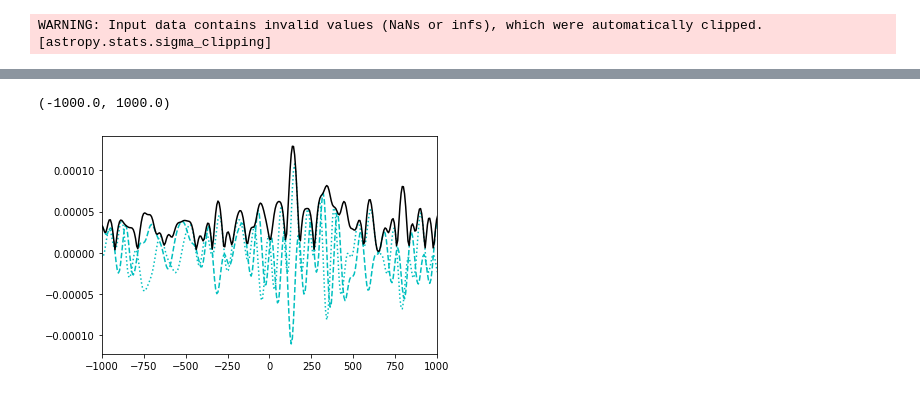
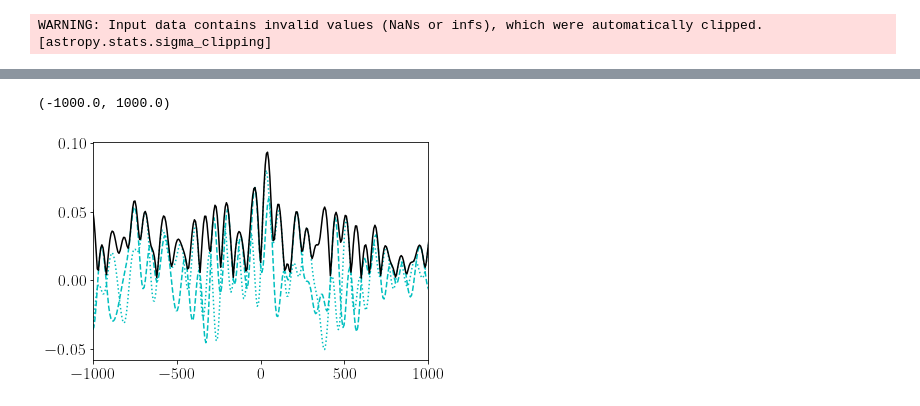
Before and after one commit to miguelcarcamov/csromer, a Jupyter notebook: sandboxes/test_LOS.ipynb, the cells around one changed output, grey strips where cells are left out. Cells and saved outputs as stored; diff of their text form; code cells hidden in the pictures.

```diff
--- a/sandboxes/test_LOS.ipynb
+++ b/sandboxes/test_LOS.ipynb
@@ -91,8 +91,8 @@ q_data = np.flipud(Q)
 u_data = np.flipud(U)
 # %%
 # Get sigma
-mean_q, median_q, std_q = sigma_clipped_stats(q_data[:, 0:100, 0:100], sigma=3, axis=(1,2))
-mean_u, median_u, std_u = sigma_clipped_stats(u_data[:, 0:100, 0:100], sigma=3, axis=(1,2))
+mean_q, median_q, std_q = sigma_clipped_stats(q_data[:, 0:300, 0:300], sigma=5, axis=(1,2))
+mean_u, median_u, std_u = sigma_clipped_stats(u_data[:, 0:300, 0:300], sigma=5, axis=(1,2))
 #std_q = np.nanstd(q_data[:, 0:500, 0:500], axis=(1, 2))
 #std_u = np.nanstd(u_data[:, 0:500, 0:500], axis=(1, 2))
 # %% [output]
@@ -165,3 +165,6 @@ plt.tight_layout()
 # %%
+uni_theo_noise = np.mean(measurements.sigma)/np.sqrt(2*measurements.m)
 theo_noise = measurements.theo_noise
-measurements.sigma = np.ones_like(measurements.sigma)
+print(measurements.theo_noise*1000.0)
+print(theo_noise*1000.0)
+#measurements.sigma = theo_noise * np.ones_like(measurements.sigma)
@@ -214 +216,19 @@ plt.tight_layout()
+# %%
+SMALL_SIZE = 17
+MEDIUM_SIZE = 18
+BIGGER_SIZE = 19
+
+plt.rcParams.update({
+                "font.family": "serif",
+                "text.usetex": True,
+                "pgf.rcfonts": False,
+                "pgf.texsystem": 'pdflatex',  # default is xetex
+            })
+
+plt.rc('font', size=MEDIUM_SIZE)  # controls default text sizes
+plt.rc('axes', titlesize=SMALL_SIZE)  # fontsize of the axes title
+plt.rc('axes', labelsize=MEDIUM_SIZE)  # fontsize of the x and y labels
+plt.rc('xtick', labelsize=SMALL_SIZE)  # fontsize of the tick labels
+plt.rc('ytick', labelsize=SMALL_SIZE)  # fontsize of the tick labels
+plt.rc('legend', fontsize=SMALL_SIZE)  # legend fontsize
 # %%
@@ -249,4 +270,5 @@ theo_noise * 1000.0
 # %%
 #wav = None
-wav = UndecimatedWavelet(wavelet_name="coif2", mode="periodization", append_signal=False)
+wav = DiscreteWavelet(wavelet_name="db4", mode="periodization", append_signal=True)
+#wav = UndecimatedWavelet(wavelet_name="coif2", mode="periodization", append_signal=False)
 # %%
@@ -339,12 +362,12 @@ plt.tight_layout()
 # %%
 F_residual = dft.backward(measurements.residual)
-plt.plot(parameter.phi, F_residual.real, 'c--', label=r"Stokes $Q$")
-plt.plot(parameter.phi, F_residual.imag, 'c:', label=r"Stokes $U$")
-plt.plot(parameter.phi, np.abs(F_residual), 'k-', label=r"$|P|$")
+plt.plot(parameter.phi, F_residual.real*1000.0, 'c--', label=r"Stokes $Q$")
+plt.plot(parameter.phi, F_residual.imag*1000.0, 'c:', label=r"Stokes $U$")
+plt.plot(parameter.phi, np.abs(F_residual)*1000.0, 'k-', label=r"$|P|$")
 plt.xlim([-1000,1000])
 # %% [output]
 (-1000.0, 1000.0)
-[figure, old version]
+[figure, new version]
 # %%
 conv_model = X.convolve(normalized=True) + F_residual
 # %%
```
Also changed, not shown: parts of 40 cells of this notebook, 11 other files.
